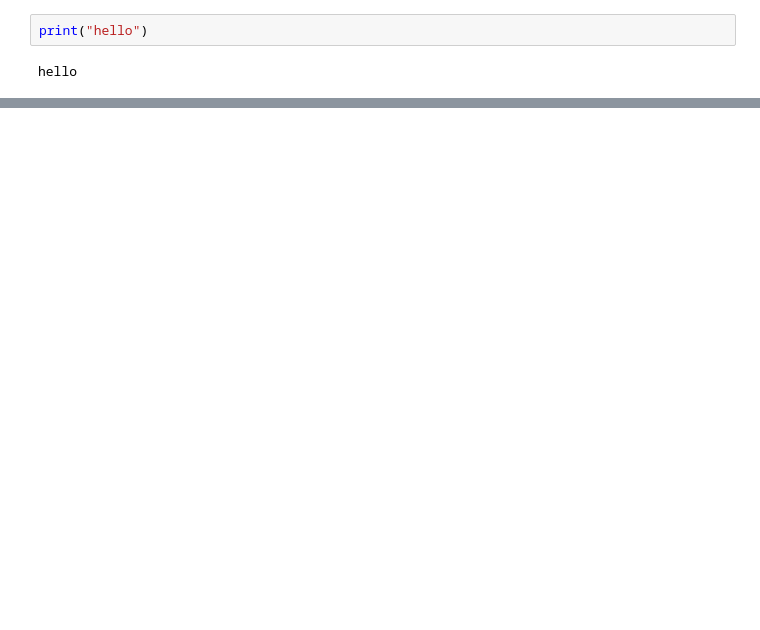
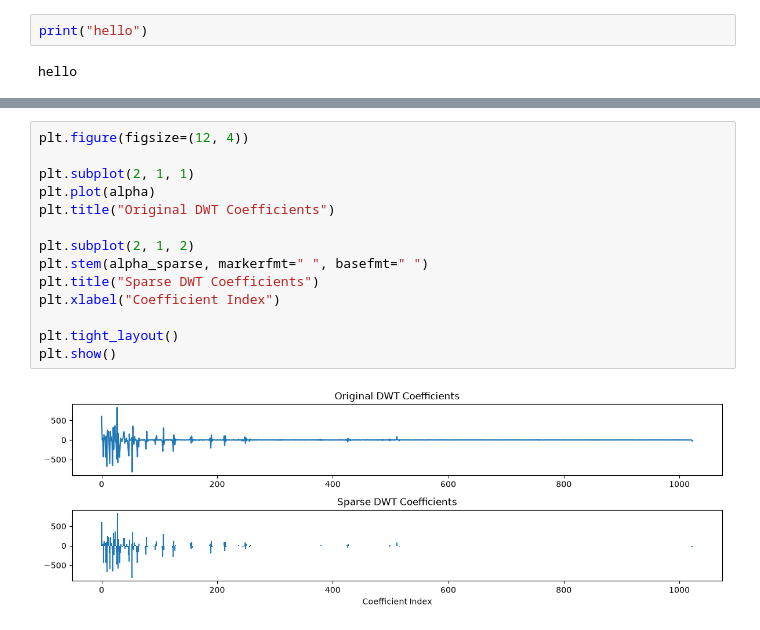
Before and after one commit to namishmahajan2005-arch/Compressed-Sensing, a Jupyter notebook: test.ipynb, the cells around one changed output, grey strips where cells are left out. Drawn from its saved outputs; the diff is of its cells as text; blank space fills up the shorter version.

```diff
--- a/test.ipynb
+++ b/test.ipynb
@@ -58,0 +223,16 @@ NameError: name 'DATA_DIR' is not defined
+# %%
+plt.figure(figsize=(12, 4))
+
+plt.subplot(2, 1, 1)
+plt.plot(alpha)
+plt.title("Original DWT Coefficients")
+
+plt.subplot(2, 1, 2)
+plt.stem(alpha_sparse, markerfmt=" ", basefmt=" ")
+plt.title("Sparse DWT Coefficients")
+plt.xlabel("Coefficient Index")
+
+plt.tight_layout()
+plt.show()
+# %% [output]
+[figure, added]
```
Also changed, not shown: parts of 13 cells of this notebook.
